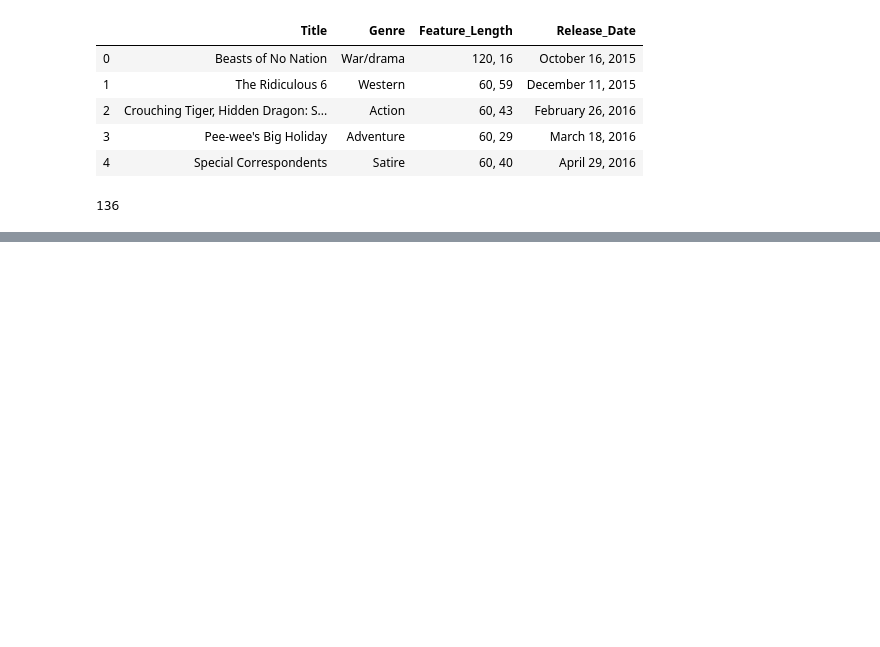
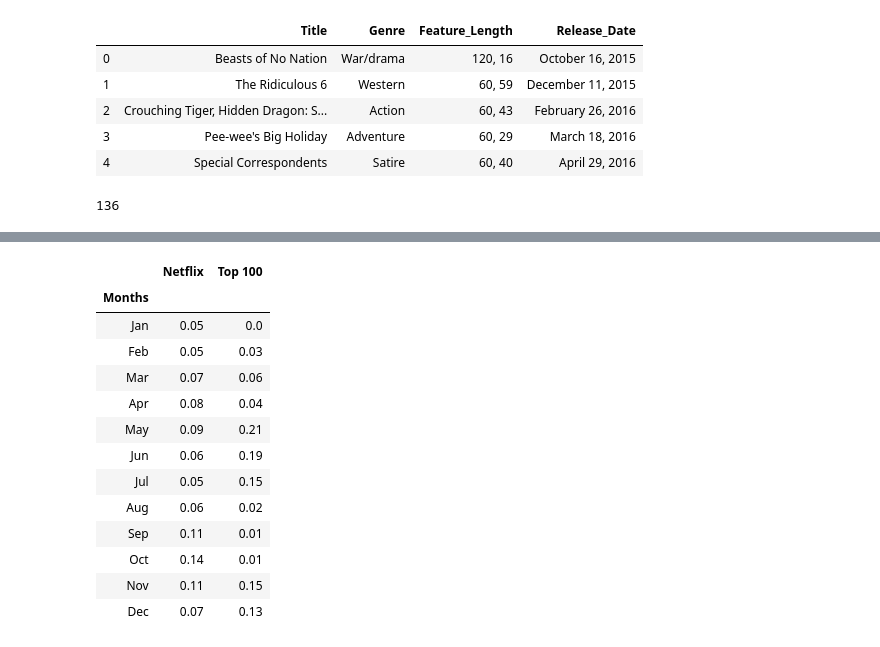
Before and after one commit to carlyf15/dsc-mod-1-project-v2-1-online-ds-sp-000, a Jupyter notebook: student.ipynb, the cells around one changed output, grey strips where cells are left out. Cells and saved outputs as stored; diff of their text form; code cells hidden in the pictures; blank space fills up the shorter version.

```diff
--- a/student.ipynb
+++ b/student.ipynb
@@ -858 +891,26 @@ top_100_final.head()
+# %%
+#attempting to make lists to make a dataframe that could creat the graph I want
+Months = ['Jan', 'Feb', 'Mar', 'Apr', 'May', 'Jun',
+             'Jul', 'Aug', 'Sep', 'Oct', 'Nov', 'Dec']
+Netflix_Value_Counts=[0.05, 0.05, 0.07, 0.08, 0.09, 0.06, 0.05, 0.06, 0.11, 0.14, 0.11, 0.07]
+Top_100_Value_Counts=[0.0, 0.03, 0.06, 0.04, 0.21, 0.19, 0.15, 0.02, 0.01, 0.01, 0.15, 0.13]
+# %%
+percentile_list = pd.DataFrame(np.column_stack([Months, Netflix_Value_Counts, Top_100_Value_Counts]),
+                               columns=['Months', 'Netflix', 'Top 100'])
+percentile_list.set_index('Months')
+# %% [output]
+|  | Netflix | Top 100 |
+| Months |  |  |
+| Jan | 0.05 | 0.0 |
+| Feb | 0.05 | 0.03 |
+| Mar | 0.07 | 0.06 |
+| Apr | 0.08 | 0.04 |
+| May | 0.09 | 0.21 |
+| Jun | 0.06 | 0.19 |
+| Jul | 0.05 | 0.15 |
+| Aug | 0.06 | 0.02 |
+| Sep | 0.11 | 0.01 |
+| Oct | 0.14 | 0.01 |
+| Nov | 0.11 | 0.15 |
+| Dec | 0.07 | 0.13 |
 # %%
```
Also changed, not shown: parts of 14 cells of this notebook, 1 other file.
